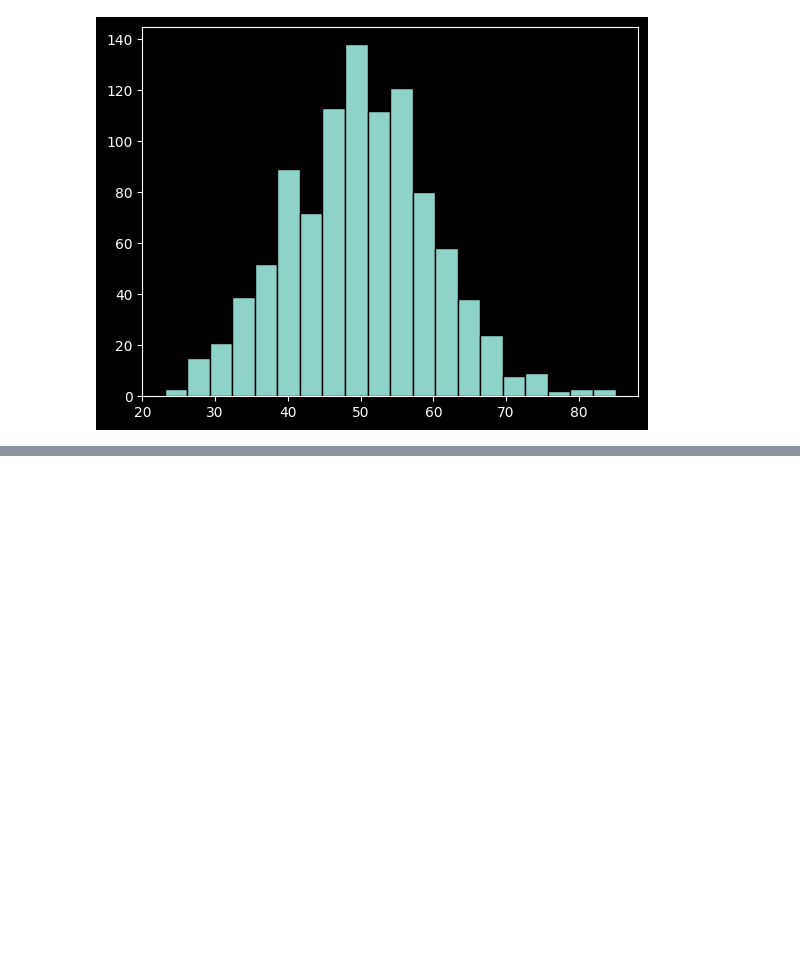
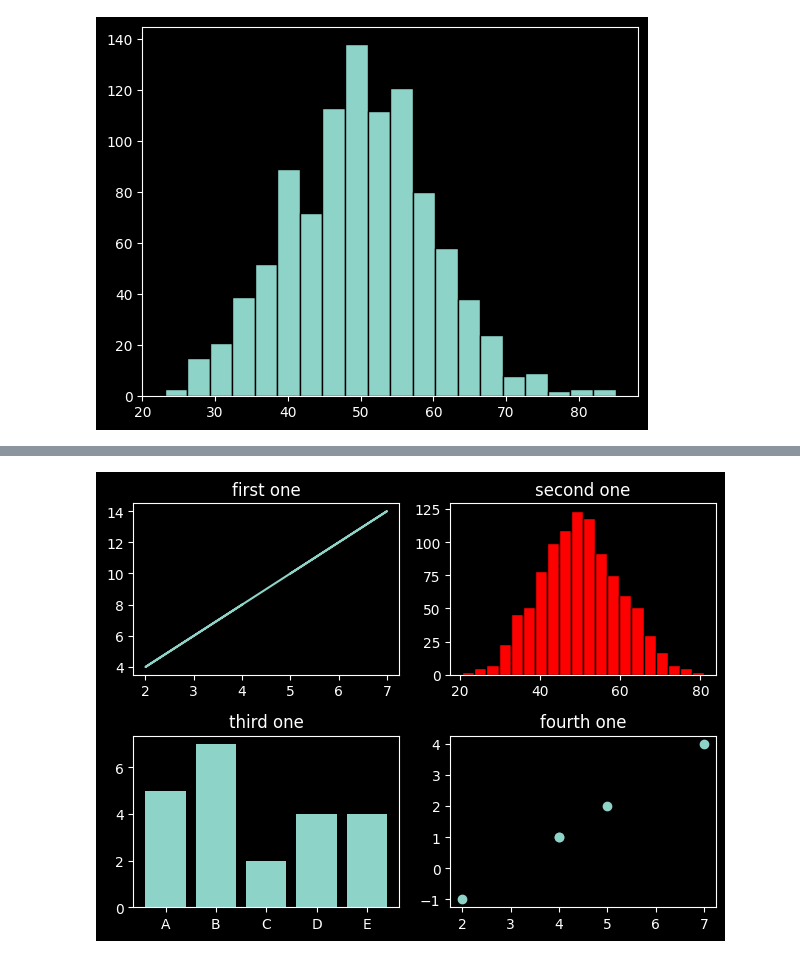
Before and after one commit to Muhammad-Bilal1605/LearningAI, a Jupyter notebook: scripts/assignment_3_numpy.ipynb, the cells around one changed output, grey strips where cells are left out. Saved outputs shown, nothing was run; the diff lists cells and outputs as text; code cells hidden in the pictures; blank space fills up the shorter version.

Commit message:
assignment3: implemented subplots and saving plots

```diff
--- a/scripts/assignment_3_numpy.ipynb
+++ b/scripts/assignment_3_numpy.ipynb
@@ -1114,0 +1122,23 @@ plt.hist(data, bins=20,edgecolor="black")
+# %%
+fig, axes = plt.subplots(2, 2)
+
+x = np.random.randint(1, 10, 5)
+
+data = np.random.normal(50, 10, 1000)
+
+
+axes[0,0].plot(x, x*2)
+axes[0,0].set_title("first one")
+
+axes[0,1].hist(data,bins=20,color="red",edgecolor="black")
+axes[0,1].set_title("second one")
+
+axes[1,0].bar(["A","B","C","D","E"],x)
+axes[1,0].set_title("third one")
+
+axes[1,1].scatter(x, x-3)
+axes[1,1].set_title("fourth one")
+plt.tight_layout() #insures no overlapping between charts
+plt.savefig("/Users/Bilal/Desktop/charts/savesubplots")
+# %% [output]
+[figure, added]
```
Also changed, not shown: parts of 2 cells of this notebook.
